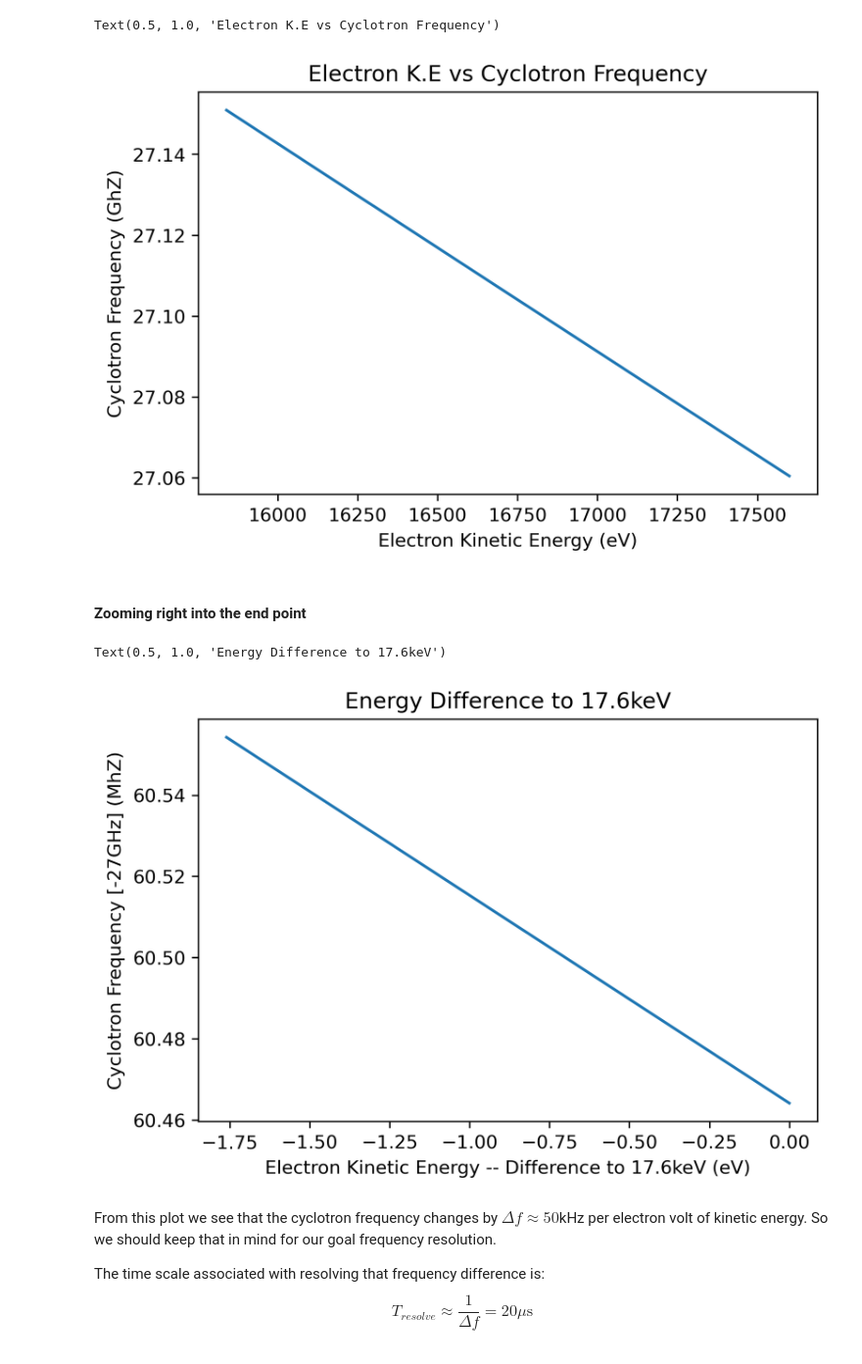
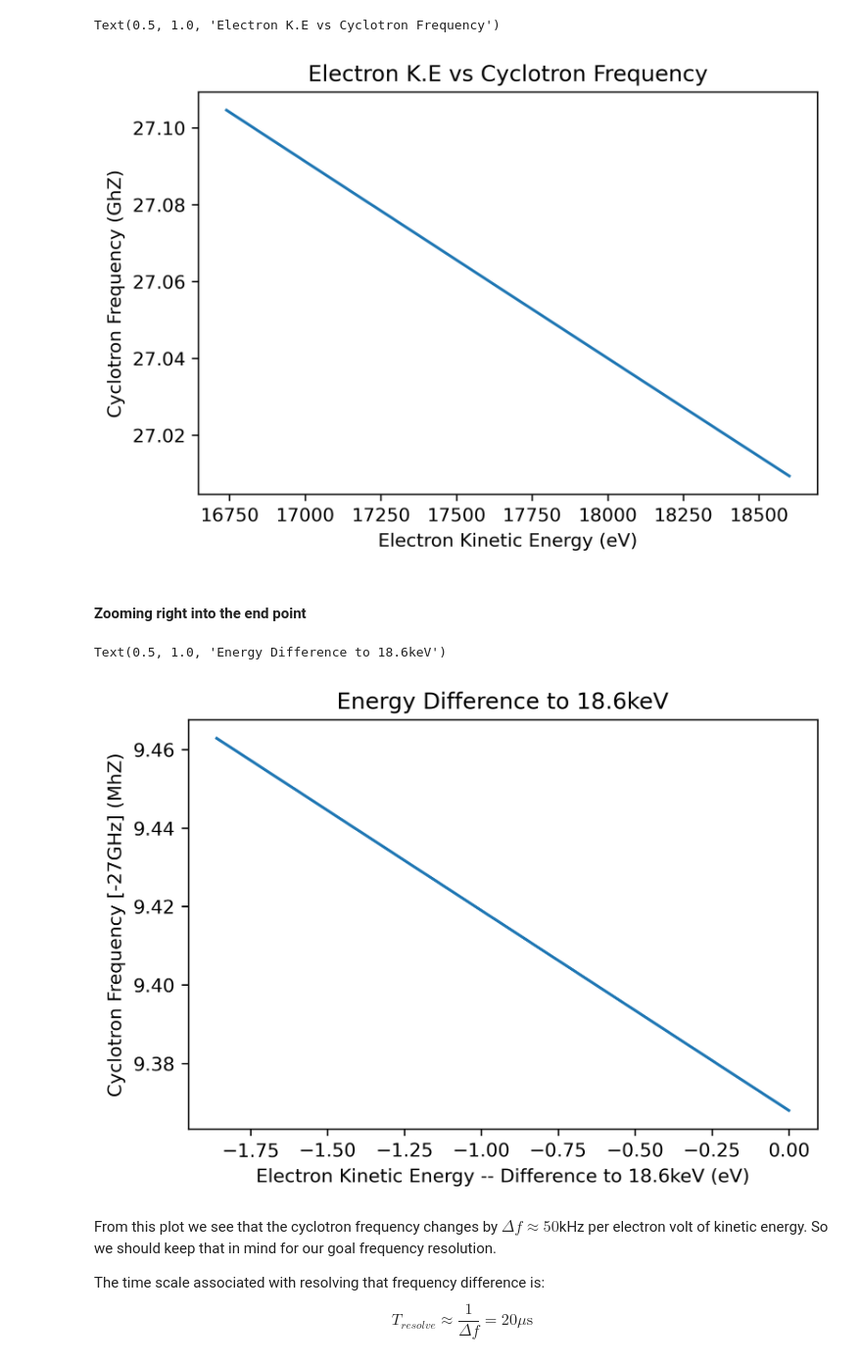
Before and after one commit to QTNM/cresdaToys, a Jupyter notebook: cresFrequency.ipynb, the cells around one changed output. Shown at 98% size. Drawn from its saved outputs; the diff is of its cells as text; code cells hidden in the pictures.

```diff
--- a/cresFrequency.ipynb
+++ b/cresFrequency.ipynb
@@ -15,7 +15,7 @@ import matplotlib
 matplotlib.rcParams['figure.dpi']=300 # highres display
 # %%
 # Define the kinetic energy at the tritium end point
-T_end=17.6*1000*scipy.constants.e  #17.6keV in J
+T_end=18.6*1000*scipy.constants.e  #18.6keV in J
 B=1 # 1 T
 # %%
 print(T_end)
@@ -46,21 +46,21 @@ ax.set_ylabel("Cyclotron Frequency (GhZ)")
 ax.set_title("Electron K.E vs Cyclotron Frequency")
 # %% [output]
 Text(0.5, 1.0, 'Electron K.E vs Cyclotron Frequency')
-[figure, old version]
+[figure, new version]
 # %% [markdown]
 #### Zooming right into the end point
 # %%
 fig,ax = plt.subplots()
-tArray = np.linspace(0.9999*T,T,100)
+tArray = np.linspace(0.9999*T_end,T_end,100)
 omegaArray= getCyclotronFreq(B,tArray)
-ax.plot((tArray/scipy.constants.e)-17.6e3,(omegaArray-27.0e9)/1e6)  #Conversion to eV and GHz
-ax.set_xlabel("Electron Kinetic Energy -- Difference to 17.6keV (eV)")
+ax.plot((tArray/scipy.constants.e)-18.6e3,(omegaArray-27.0e9)/1e6)  #Conversion to eV and GHz
+ax.set_xlabel("Electron Kinetic Energy -- Difference to 18.6keV (eV)")
 ax.set_ylabel("Cyclotron Frequency [-27GHz] (MhZ)")
-ax.set_title("Energy Difference to 17.6keV")
+ax.set_title("Energy Difference to 18.6keV")
 #_ = plt.xticks(rotation=60)
 # %% [output]
-Text(0.5, 1.0, 'Energy Difference to 17.6keV')
+Text(0.5, 1.0, 'Energy Difference to 18.6keV')
-[figure, old version]
+[figure, new version]
 # %% [markdown]
 From this plot we see that the cyclotron frequency changes by $\Delta f \approx50$kHz per electron volt of kinetic energy. So we should keep that in mind for our goal frequency resolution.
 
```
Also changed, not shown: parts of 6 cells of this notebook, 1 other file.
